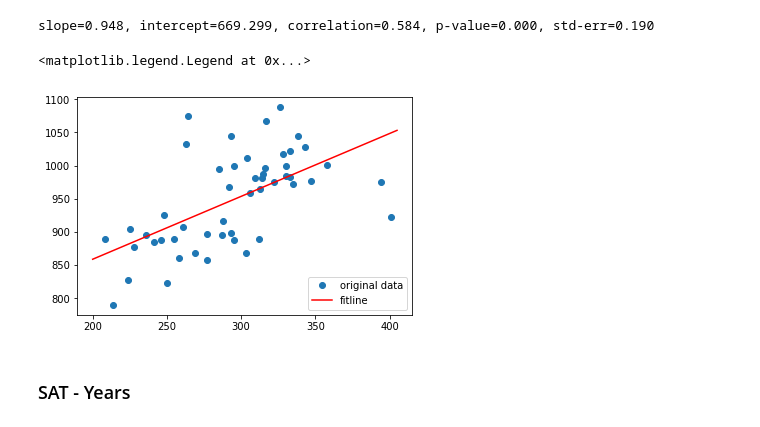
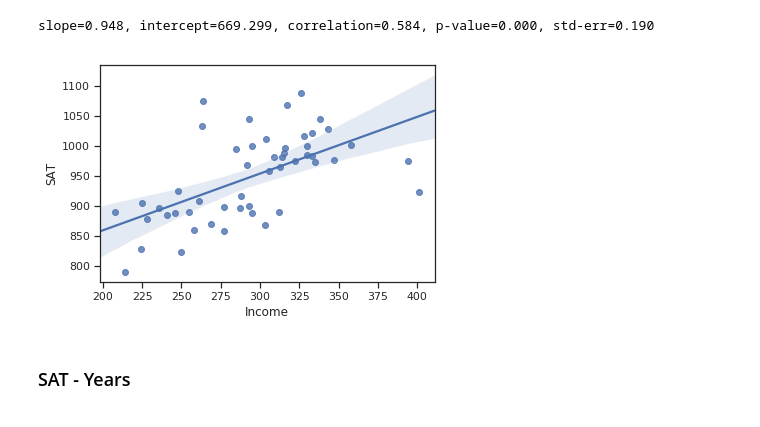
Before and after one commit to icerealm/SAT, a Jupyter notebook: SAT.ipynb, the cells around one changed output. Drawn from its saved outputs; the diff is of its cells as text; code cells hidden in the pictures.

Commit message:
added plots each attribute pairs

```diff
--- a/SAT.ipynb
+++ b/SAT.ipynb
@@ -224,14 +213,10 @@ slope, intercept, r_value, p_value, std_err = linregress(Income, SAT)
 print("slope=%.3f, intercept=%.3f, correlation=%.3f, p-value=%.3f, std-err=%.3f" % (slope, intercept, r_value, p_value, std_err))
 # %% [output]
 slope=0.948, intercept=669.299, correlation=0.584, p-value=0.000, std-err=0.190
-# %%
-x_plot = 5 * np.array(range(40,82))
-plt.plot(Income, SAT, 'o', label='original data')
-plt.plot(x_plot, intercept + slope*x_plot, 'r', label='fitline')
-plt.legend(loc='lower right')
-# %% [output]
-<matplotlib.legend.Legend at 0x...>
-[figure, removed]
+# %%
+sns.regplot(x="Income", y="SAT", data=df);
+# %% [output]
+[figure, added]
 # %% [markdown]
 ### SAT - Years
 # %%
```
Also changed, not shown: parts of 12 cells of this notebook.
